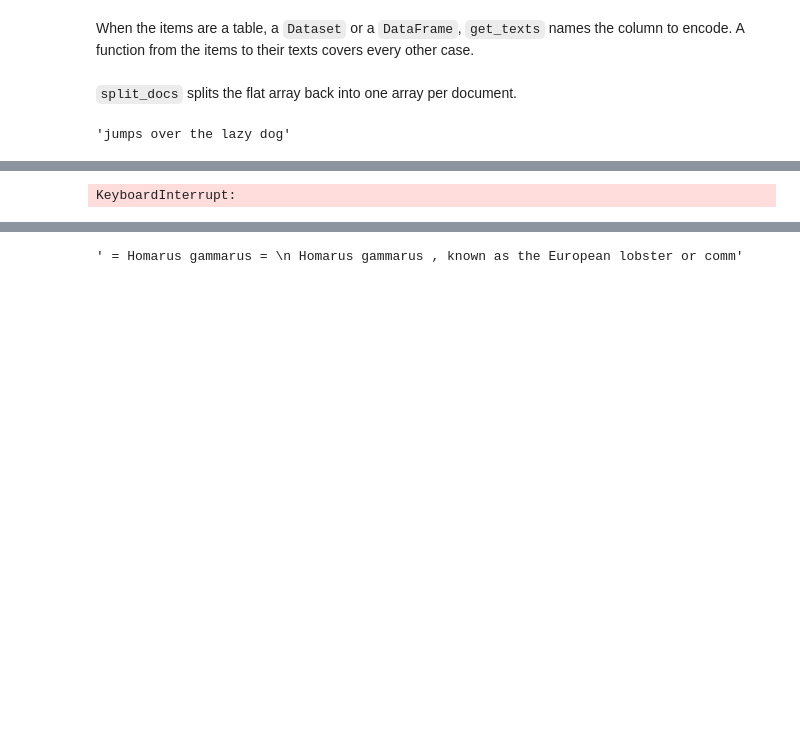
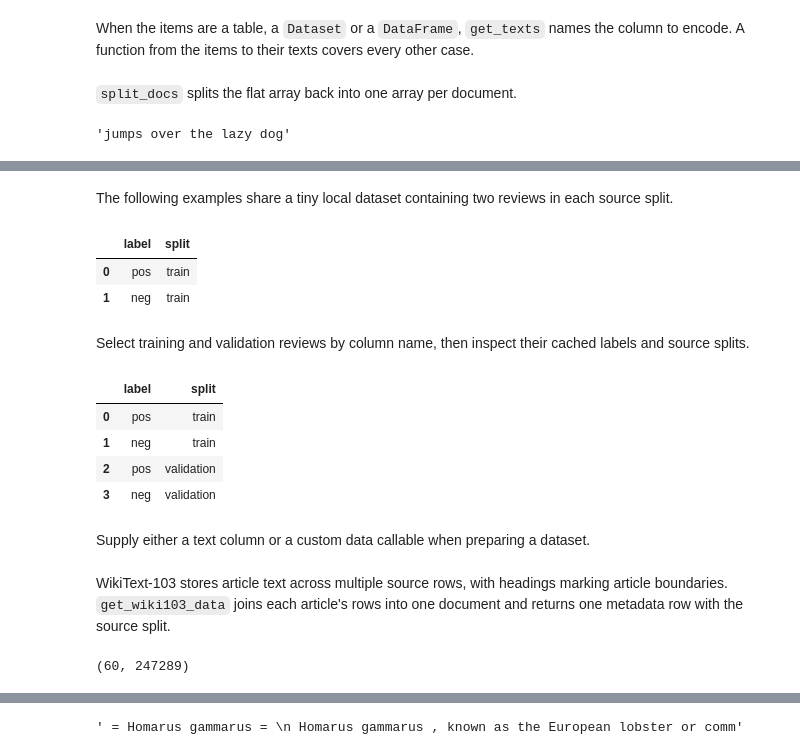
Before and after one commit to dienhoa/fastai, a Jupyter notebook: nbs/36_text.tokenizer.ipynb, the cells around one changed output, grey strips where cells are left out. Cells and saved outputs as stored; diff of their text form; code cells hidden in the pictures; blank space fills up the shorter version.

```diff
--- a/nbs/36_text.tokenizer.ipynb
+++ b/nbs/36_text.tokenizer.ipynb
@@ -57,7 +77,6 @@ def tokenize_texts(
     tok, # HF `Tokenizer`
     get_texts=None, # Column of texts from Dataset, or function from `items` to the texts
     bs=1024,
-    cache_dir=None,
 ):
     "Encode texts into flat token IDs and document offsets, where document `i` is `flat[offsets[i]:offsets[i+1]]`"
     if isinstance(get_texts, str): get_texts = itemgetter(get_texts)
@@ -67,7 +86,6 @@ def tokenize_texts(
     chunks = [np.asarray(e.ids, dtype=dtype) for i in progress_bar(range(0, len(texts), bs)) for e in tok.encode_batch_fast(texts[i:i+bs])]
     flat = np.concatenate(chunks) if chunks else np.empty(0, dtype=dtype)
     offsets = np.cumsum([0] + [len(c) for c in chunks], dtype=np.int64)
-    if cache_dir is not None: save_token_cache(cache_dir, flat, offsets, tok)
     return flat, offsets
 # %%
 texts = ["The quick brown fox", "jumps over the lazy dog"]
@@ -111,7 +126,0 @@ With cache, `tokenize_texts` saves its result, and `load_token_cache` brings it
-# %%
-with tempfile.TemporaryDirectory() as d:
-    tokenize_texts(texts, tok, cache_dir=d)
-    flat2, offsets2, tok2 = load_token_cache(d)
-test_eq(flat2, flat)
-test_eq(offsets2, offsets)
-tok2.decode(split_docs(flat2, offsets2)[0].tolist())
@@ -155 +176,3 @@ def tokenize_dataset(
     return load_token_cache(cache_dir)
+# %% [markdown]
+The following examples share a tiny local dataset containing two reviews in each source split.
@@ -155,0 +181,41 @@ def tokenize_dataset(
+# %%
+@contextmanager
+def sample_dataset():
+    with tempfile.TemporaryDirectory() as d:
+        source = Path(d)/'source'
+        source.mkdir()
+        for split_name in ['train', 'validation', 'test']:
+            (source/f'{split_name}.csv').write_text(r"""text,label
+Great film,pos
+Awful film,neg
+""")
+        yield str(source), Path(d)/'cache'
+# %%
+def get_sample_data(ds): return ds['text'], pd.DataFrame(dict(label=ds['label'], split=str(ds.split)))
+with sample_dataset() as (source, _):
+    _, all_metadata = get_dataset_data(source, text_col='text')
+    test_eq(set(all_metadata.split), {'train', 'validation', 'test'})
+    _, train_metadata = get_dataset_data(source, get_data=get_sample_data, split='train')
+    test_eq(train_metadata.split.tolist(), ['train', 'train'])
+train_metadata
+# %% [output]
+|  | label | split |
+| 0 | pos | train |
+| 1 | neg | train |
+# %% [markdown]
+Select training and validation reviews by column name, then inspect their cached labels and source splits.
+# %%
+with sample_dataset() as (source, cache_dir):
+    _, _, _, review_metadata = tokenize_dataset(source, text_col='text', metadata_cols=['label'],
+        split=['train', 'validation'], cache_dir=cache_dir)
+    test_eq(review_metadata.split.tolist(), ['train', 'train', 'validation', 'validation'])
+    test_eq(review_metadata.label.tolist(), ['pos', 'neg']*2)
+review_metadata
+# %% [output]
+|  | label | split |
+| 0 | pos | train |
+| 1 | neg | train |
+| 2 | pos | validation |
+| 3 | neg | validation |
+# %% [markdown]
+Supply either a text column or a custom data callable when preparing a dataset.
@@ -155,0 +224,2 @@ def tokenize_dataset(
+# %% [markdown]
+WikiText-103 stores article text across multiple source rows, with headings marking article boundaries. `get_wiki103_data` joins each article's rows into one document and returns one metadata row with the source split.
@@ -156,9 +240,10 @@ def tokenize_dataset(
 # %%
 #| eval: false
-flat_wiki, offsets_wiki, tok_wiki = tokenize_dataset('Salesforce/wikitext', assemble_wiki103, 'wikitext-103-raw-v1', split='validation')
+flat_wiki, offsets_wiki, tok_wiki, metadata_wiki = tokenize_dataset('Salesforce/wikitext', subset='wikitext-103-raw-v1',
+    get_data=get_wiki103_data, split='validation')
 len(offsets_wiki)-1, len(flat_wiki)
 # %% [output]
-KeyboardInterrupt:
+(60, 247289)
 # %%
 #| eval: false
 sorted(p.name for p in (fastai_path('data')/'token_cache/Salesforce/wikitext/wikitext-103-raw-v1/validation/gpt2').iterdir())
```
Also changed, not shown: parts of 38 cells of this notebook, 2 other files.
